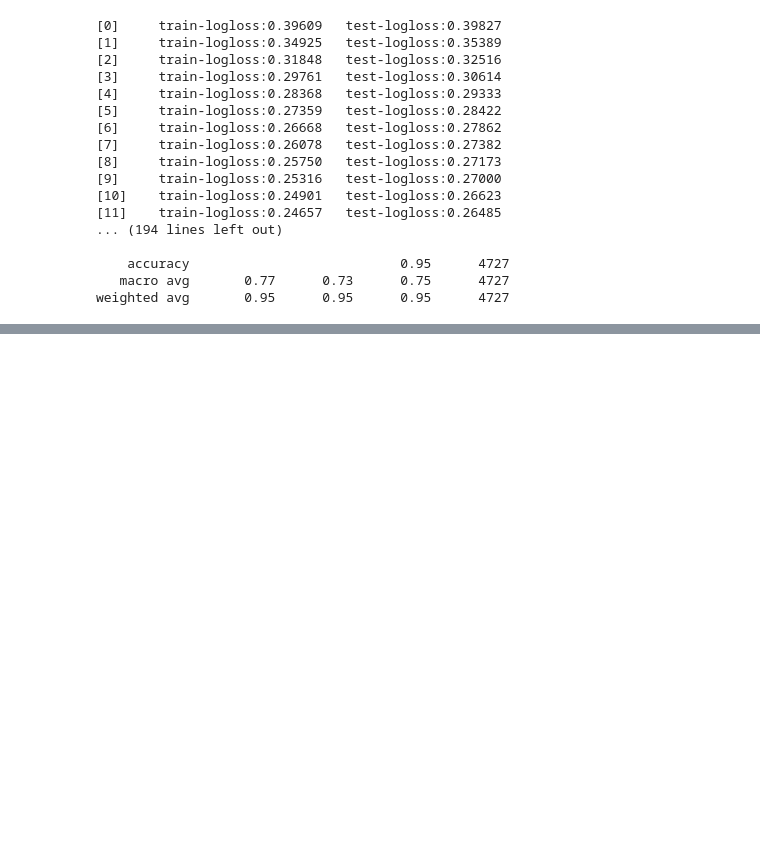
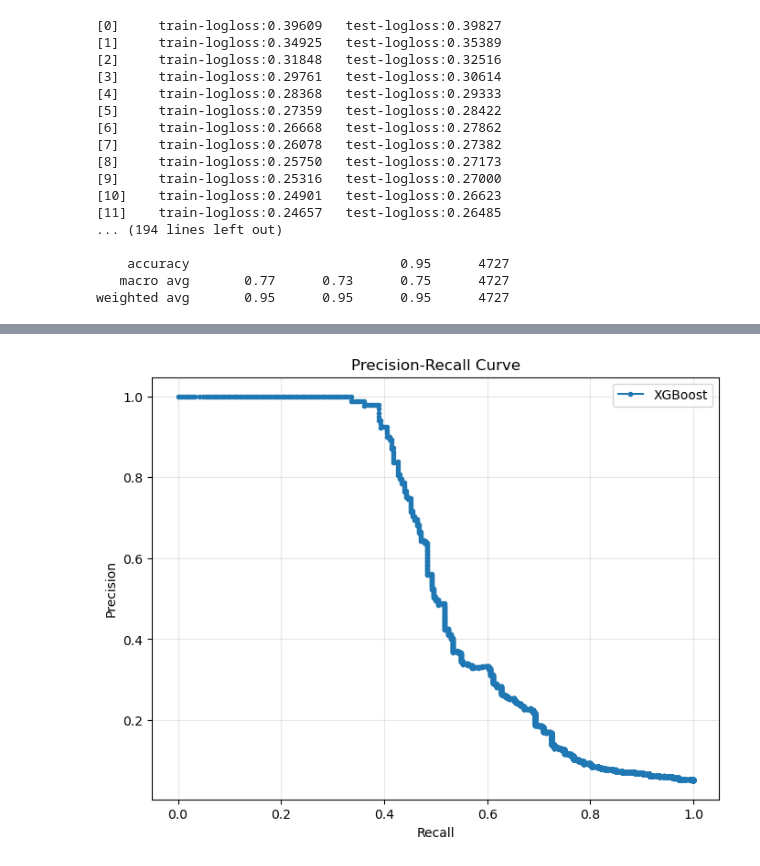
Before and after one commit to aferrodelgado/Project-4, a Jupyter notebook: Accuracy model XGBoost.ipynb, the cells around one changed output, grey strips where cells are left out. Drawn from its saved outputs; the diff is of its cells as text; code cells hidden in the pictures; blank space fills up the shorter version.

```diff
--- a/Accuracy model XGBoost.ipynb
+++ b/Accuracy model XGBoost.ipynb
@@ -296,0 +321,17 @@ bst.save_model("Accuracy model xgboost.json")
+# %%
+# Precision-Recall Curve
+# Generate precision and recall values
+y_pred_proba = model.predict_proba(X_test_scaled)[:, 1]
+precision, recall, _ = precision_recall_curve(y_test, y_pred_proba)
+
+# Plot the Precision-Recall Curve
+plt.figure(figsize=(8, 6))
+plt.plot(recall, precision, marker='.', label="XGBoost")
+plt.title("Precision-Recall Curve")
+plt.xlabel("Recall")
+plt.ylabel("Precision")
+plt.legend()
+plt.grid(alpha=0.3)
+plt.show()
+# %% [output]
+[figure, added]
```
Also changed, not shown: parts of 5 cells of this notebook, 1 other file.
